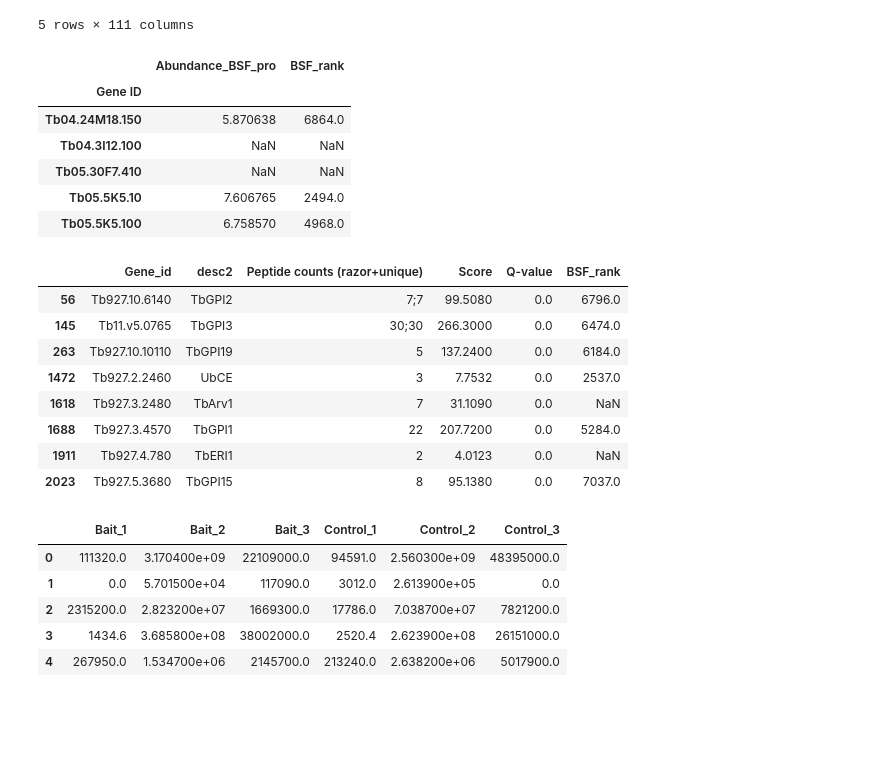
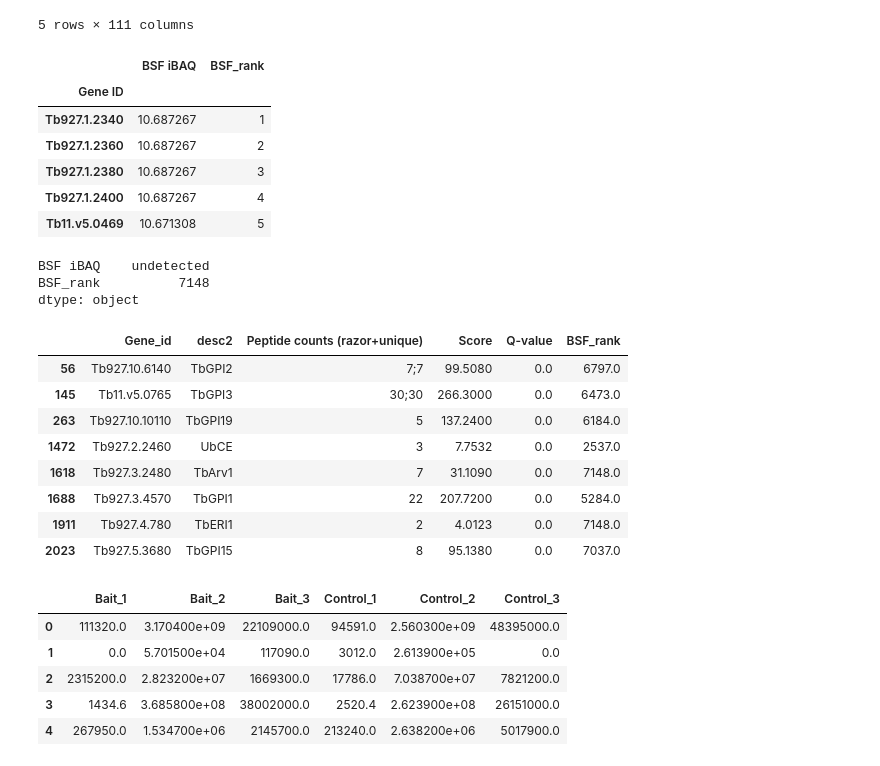
Before and after one commit to mtinti/TbGPI3, a Jupyter notebook: make_figure.ipynb, the cells around one changed output. Cells and saved outputs as stored; diff of their text form; code cells hidden in the pictures; blank space fills up the shorter version.

```diff
--- a/make_figure.ipynb
+++ b/make_figure.ipynb
@@ -162,23 +165,29 @@ tot  876  entries removed
 # %%
 #ml_df=pd.read_csv('final_df.csv.gz',index_col=[0])
 #aboundance_df = ml_df[['Gene ID','Abundance_BSF_pro']]
 #aboundance_df.to_csv('aboundance_bsf.csv')
-aboundance_df=pd.read_csv('aboundance_bsf.csv',index_col=[0])
-aboundance_df.set_index('Gene ID',inplace=True)
-aboundance_df['BSF_rank']=aboundance_df['Abundance_BSF_pro'].rank(ascending=False).round(0)
-
+aboundance_df=pd.read_csv('Table_S1.csv',index_col=[0])
+#aboundance_df.set_index('Gene ID',inplace=True)
+aboundance_df['BSF_rank']=aboundance_df['BSF rank']#.rank(ascending=False).round(0)
+del aboundance_df['BSF rank']
 
 #del ml_df
 gc.collect()
 aboundance_df.head()
 # %% [output]
-|  | Abundance_BSF_pro | BSF_rank |
+|  | BSF iBAQ | BSF_rank |
 | Gene ID |  |  |
-| Tb04.24M18.150 | 5.870638 | 6864.0 |
-| Tb04.3I12.100 | NaN | NaN |
-| Tb05.30F7.410 | NaN | NaN |
-| Tb05.5K5.10 | 7.606765 | 2494.0 |
-| Tb05.5K5.100 | 6.758570 | 4968.0 |
+| Tb927.1.2340 | 10.687267 | 1 |
+| Tb927.1.2360 | 10.687267 | 2 |
+| Tb927.1.2380 | 10.687267 | 3 |
+| Tb927.1.2400 | 10.687267 | 4 |
+| Tb11.v5.0469 | 10.671308 | 5 |
+# %%
+aboundance_df.max()
+# %% [output]
+BSF iBAQ    undetected
+BSF_rank          7148
+dtype: object
 # %%
 df=df.merge(aboundance_df,left_on='Gene_id',right_on='Gene ID',how='left')
 # %%
@@ -201,13 +210,13 @@ cols = ['Gene_id','desc2','Peptide counts (razor+unique)','Score','Q-value','BSF
 df[df['Gene_id'].isin(KnownComponents.keys())][cols]
 # %% [output]
 |  | Gene_id | desc2 | Peptide counts (razor+unique) | Score | Q-value | BSF_rank |
-| 56 | Tb927.10.6140 | TbGPI2 | 7;7 | 99.5080 | 0.0 | 6796.0 |
-| 145 | Tb11.v5.0765 | TbGPI3 | 30;30 | 266.3000 | 0.0 | 6474.0 |
+| 56 | Tb927.10.6140 | TbGPI2 | 7;7 | 99.5080 | 0.0 | 6797.0 |
+| 145 | Tb11.v5.0765 | TbGPI3 | 30;30 | 266.3000 | 0.0 | 6473.0 |
 | 263 | Tb927.10.10110 | TbGPI19 | 5 | 137.2400 | 0.0 | 6184.0 |
 | 1472 | Tb927.2.2460 | UbCE | 3 | 7.7532 | 0.0 | 2537.0 |
-| 1618 | Tb927.3.2480 | TbArv1 | 7 | 31.1090 | 0.0 | NaN |
+| 1618 | Tb927.3.2480 | TbArv1 | 7 | 31.1090 | 0.0 | 7148.0 |
 | 1688 | Tb927.3.4570 | TbGPI1 | 22 | 207.7200 | 0.0 | 5284.0 |
-| 1911 | Tb927.4.780 | TbERI1 | 2 | 4.0123 | 0.0 | NaN |
+| 1911 | Tb927.4.780 | TbERI1 | 2 | 4.0123 | 0.0 | 7148.0 |
 | 2023 | Tb927.5.3680 | TbGPI15 | 8 | 95.1380 | 0.0 | 7037.0 |
 # %%
 #list(df.columns)
```
Also changed, not shown: parts of 11 cells of this notebook, 5 other files.
